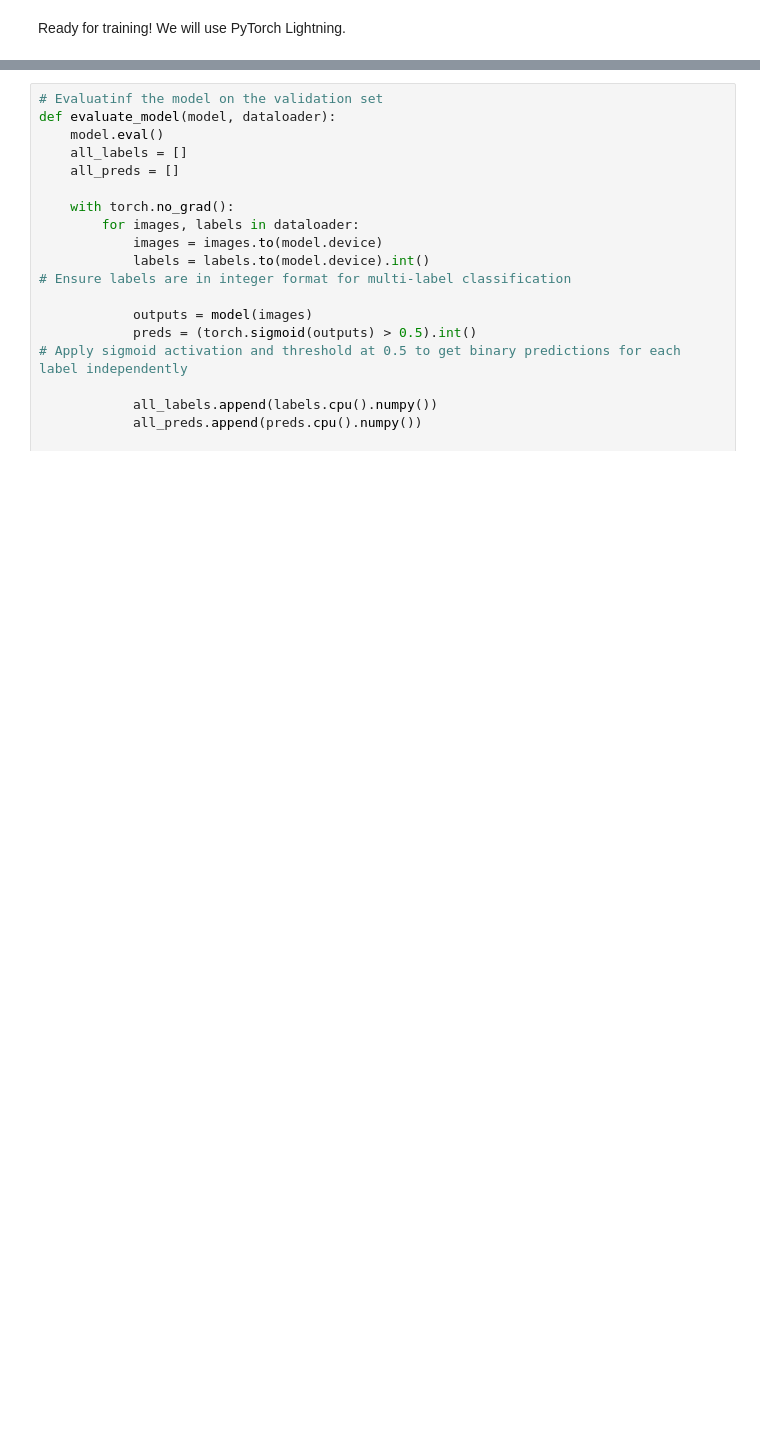
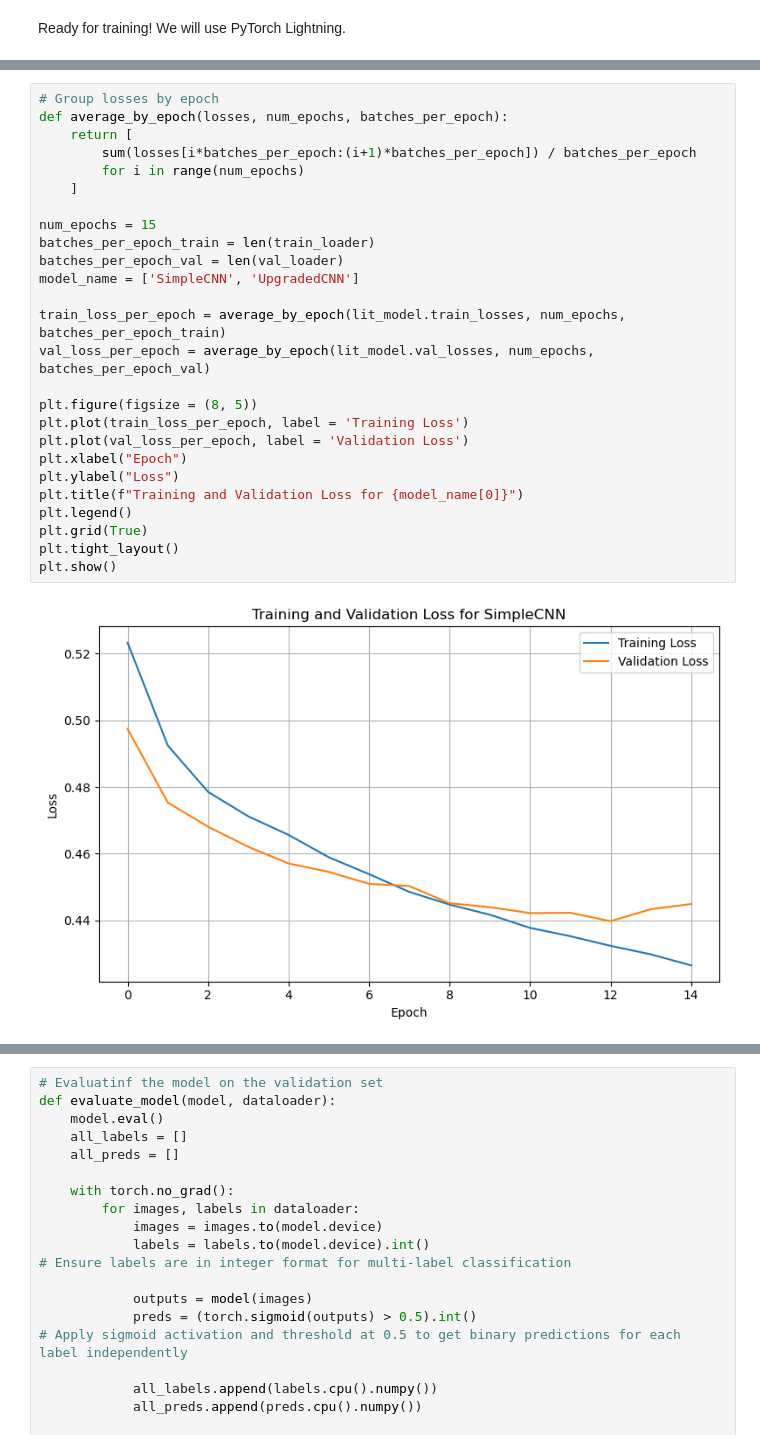
Before and after one commit to ChamillaTerp/AML2025_FinalProject, a Jupyter notebook: Chamilla/GalaxyCharacterization1.ipynb, the cells around one changed output, grey strips where cells are left out. Drawn from its saved outputs; the diff is of its cells as text; blank space fills up the shorter version.

```diff
--- a/Chamilla/GalaxyCharacterization1.ipynb
+++ b/Chamilla/GalaxyCharacterization1.ipynb
@@ -261 +348,29 @@ The epoch is a sanity check to ensure that the model can run through one full pa
 '\nNOTE TO SELF:\nEpoch 0 is a warm-up epoch, so the first training step is not counted in the progress bar. The training loss is logged, but the validation loss is not logged until the first epoch is ...
+# %%
+# Group losses by epoch
+def average_by_epoch(losses, num_epochs, batches_per_epoch):
+    return [
+        sum(losses[i*batches_per_epoch:(i+1)*batches_per_epoch]) / batches_per_epoch
+        for i in range(num_epochs)
+    ]
+
+num_epochs = 15
+batches_per_epoch_train = len(train_loader)
+batches_per_epoch_val = len(val_loader)
+model_name = ['SimpleCNN', 'UpgradedCNN']
+
+train_loss_per_epoch = average_by_epoch(lit_model.train_losses, num_epochs, batches_per_epoch_train)
+val_loss_per_epoch = average_by_epoch(lit_model.val_losses, num_epochs, batches_per_epoch_val)
+
+plt.figure(figsize = (8, 5))
+plt.plot(train_loss_per_epoch, label = 'Training Loss')
+plt.plot(val_loss_per_epoch, label = 'Validation Loss')
+plt.xlabel("Epoch")
+plt.ylabel("Loss")
+plt.title(f"Training and Validation Loss for {model_name[0]}")
+plt.legend()
+plt.grid(True)
+plt.tight_layout()
+plt.show()
+# %% [output]
+[figure, added]
```
Also changed, not shown: parts of 23 cells of this notebook, 6 other files.
